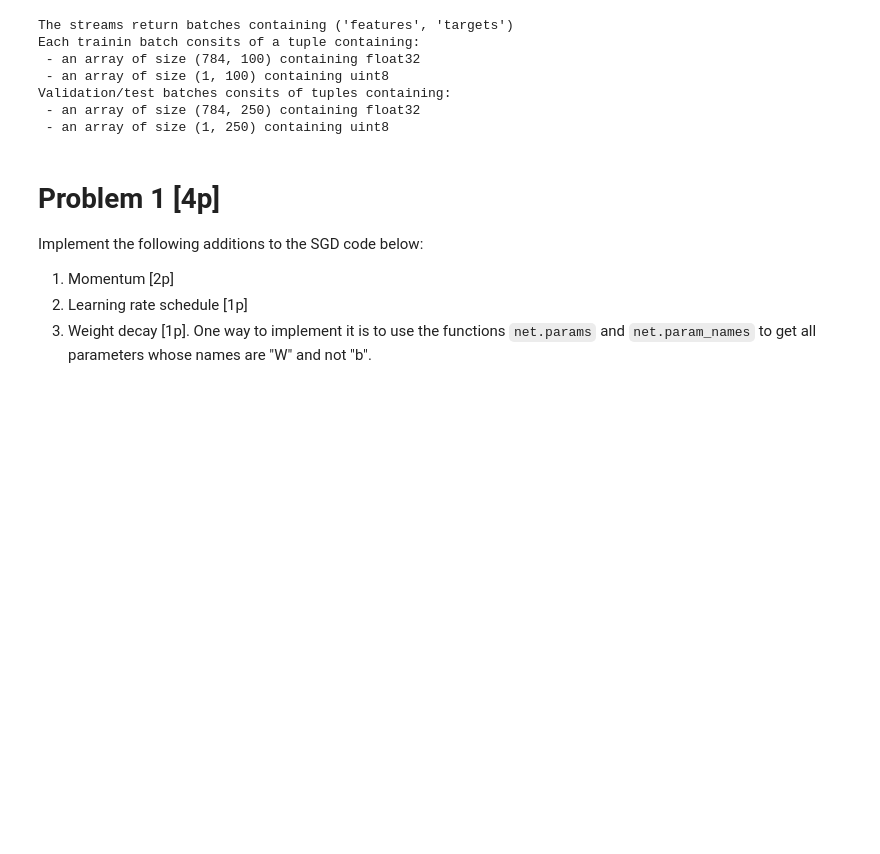
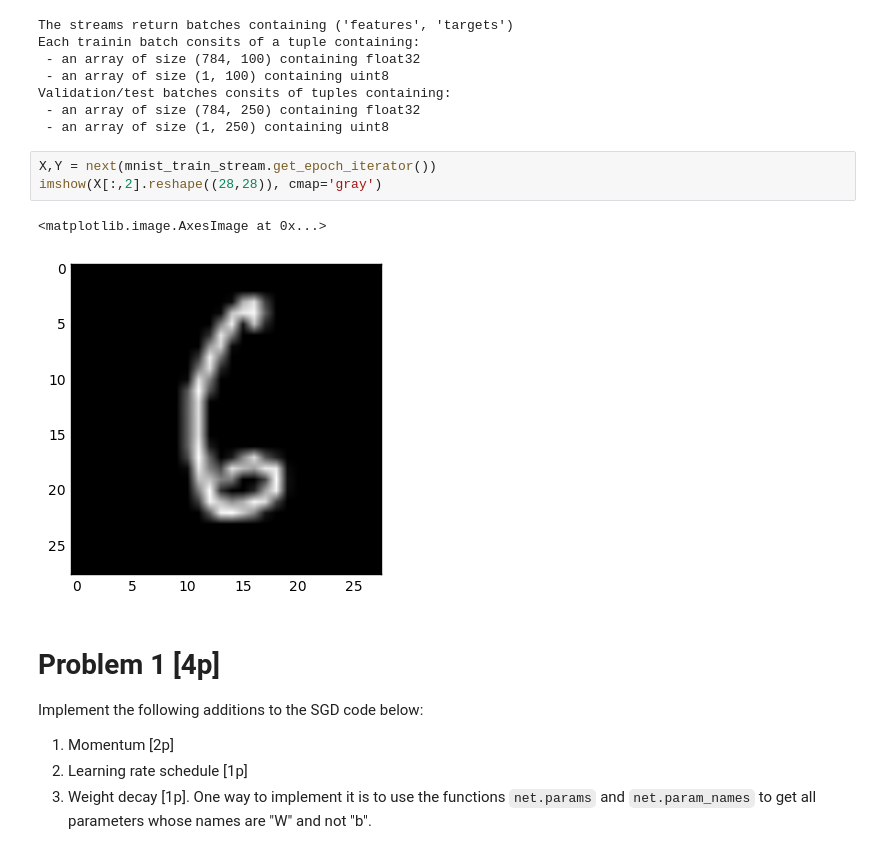
Before and after one commit to Acee11/nn_assignments, a Jupyter notebook: assignment5/Assignment5.ipynb, the cells around one changed output. Drawn from its saved outputs; the diff is of its cells as text; blank space fills up the shorter version.

```diff
--- a/assignment5/Assignment5.ipynb
+++ b/assignment5/Assignment5.ipynb
@@ -411,6 +491,12 @@ Each trainin batch consits of a tuple containing:
 Validation/test batches consits of tuples containing:
  - an array of size (784, 250) containing float32
  - an array of size (1, 250) containing uint8
+# %%
+X,Y = next(mnist_train_stream.get_epoch_iterator())
+imshow(X[:,2].reshape((28,28)), cmap='gray')
+# %% [output]
+<matplotlib.image.AxesImage at 0x...>
+[figure, added]
 # %% [markdown]
 # Problem 1 [4p]
 
```
Also changed, not shown: parts of 23 cells of this notebook.
